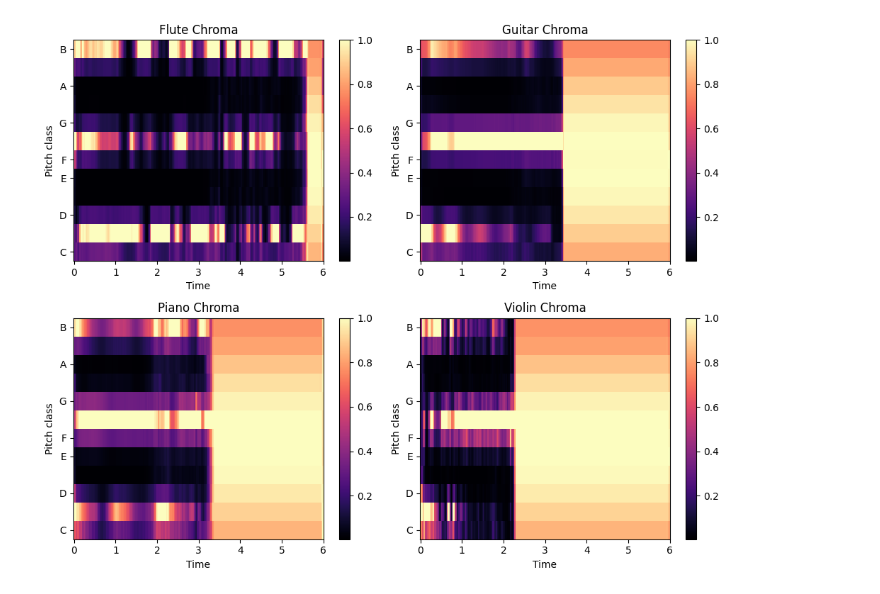
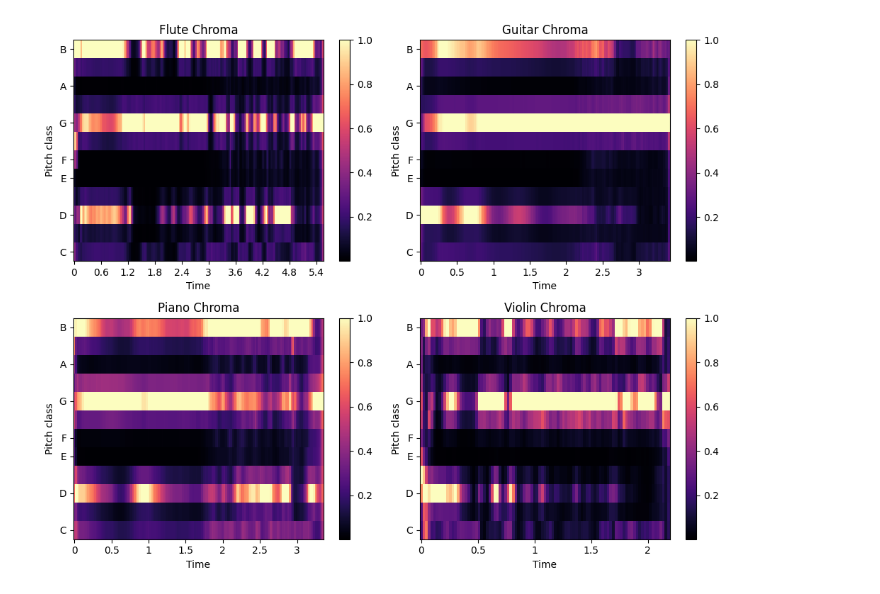
Before and after one commit to bonjooooour/PFE_Analayse_musicale, a Jupyter notebook: rn_on_one_chord.ipynb, the cells around one changed output. Saved outputs shown, nothing was run; the diff lists cells and outputs as text; code cells hidden in the pictures.

```diff
--- a/rn_on_one_chord.ipynb
+++ b/rn_on_one_chord.ipynb
@@ -29,42 +29,53 @@ def get_chroma_vector(wav_file_path, target_duration=3):
     # Calculez le chromagramme à partir du signal modifié
     chroma = np.array(librosa.feature.chroma_stft(y=y_stretched, sr=sr))
 
-    return chroma
+    df_chroma = pd.DataFrame(chroma)
+    moyenne_par_colonne = df_chroma.mean()
+
+    # Sélectionnez les colonnes dont la moyenne est inférieure ou égale à 0.6
+    colonnes_a_conserver = moyenne_par_colonne[moyenne_par_colonne <= 0.65].index
+
+    # Créez un nouveau DataFrame en ne conservant que les colonnes sélectionnées
+    df_filtered = df_chroma[colonnes_a_conserver]
+
+    new_chroma = df_filtered.to_numpy()
+
+    return new_chroma
 # %%
 import matplotlib.pyplot as plt
 
 # Obtenez les 4 chromagrammes (remplacez ces lignes par les données réelles que vous avez)
-chroma1 = get_chroma_vector('Chords_generation/chords_wav/F_F#sus4.wav')
-chroma2 = get_chroma_vector('Chords_generation/chords_wav/G_F#sus4.wav')
-chroma3 = get_chroma_vector('Chords_generation/chords_wav/P_F#sus4.wav')
-chroma4 = get_chroma_vector('Chords_generation/chords_wav/V_F#sus4.wav')
+chroma1 = get_chroma_vector('Chords_generation/chords_wav/F_Gmaj.wav')
+chroma2 = get_chroma_vector('Chords_generation/chords_wav/G_Gmaj.wav')
+chroma3 = get_chroma_vector('Chords_generation/chords_wav/P_Gmaj.wav')
+chroma4 = get_chroma_vector('Chords_generation/chords_wav/V_Gmaj.wav')
 
 # Créez une figure avec une grille de 2x2 sous-plots
 fig, axes = plt.subplots(2, 2, figsize=(10, 8))
 
 # Affichez chaque chromagramme dans un sous-plot
 img1 = librosa.display.specshow(chroma1, y_axis='chroma', x_axis='time', ax=axes[0, 0])
 axes[0, 0].set_title('Flute Chroma')
 
 img2 = librosa.display.specshow(chroma2, y_axis='chroma', x_axis='time', ax=axes[0, 1])
 axes[0, 1].set_title('Guitar Chroma')
 
 img3 = librosa.display.specshow(chroma3, y_axis='chroma', x_axis='time', ax=axes[1, 0])
 axes[1, 0].set_title('Piano Chroma')
 
 img4 = librosa.display.specshow(chroma4, y_axis='chroma', x_axis='time', ax=axes[1, 1])
 axes[1, 1].set_title('Violin Chroma')
 
 # Ajoutez une barre de couleur pour chaque sous-plot
 fig.colorbar(img1, ax=axes[0, 0])
 fig.colorbar(img2, ax=axes[0, 1])
 fig.colorbar(img3, ax=axes[1, 0])
 fig.colorbar(img4, ax=axes[1, 1])
 
 # Ajustez l'espacement entre les sous-plots
 plt.tight_layout()
 
 # Affichez la figure
 plt.show()
 # %% [output]
-[figure, old version]
+[figure, new version]
```
Also changed, not shown: parts of 14 cells of this notebook.
